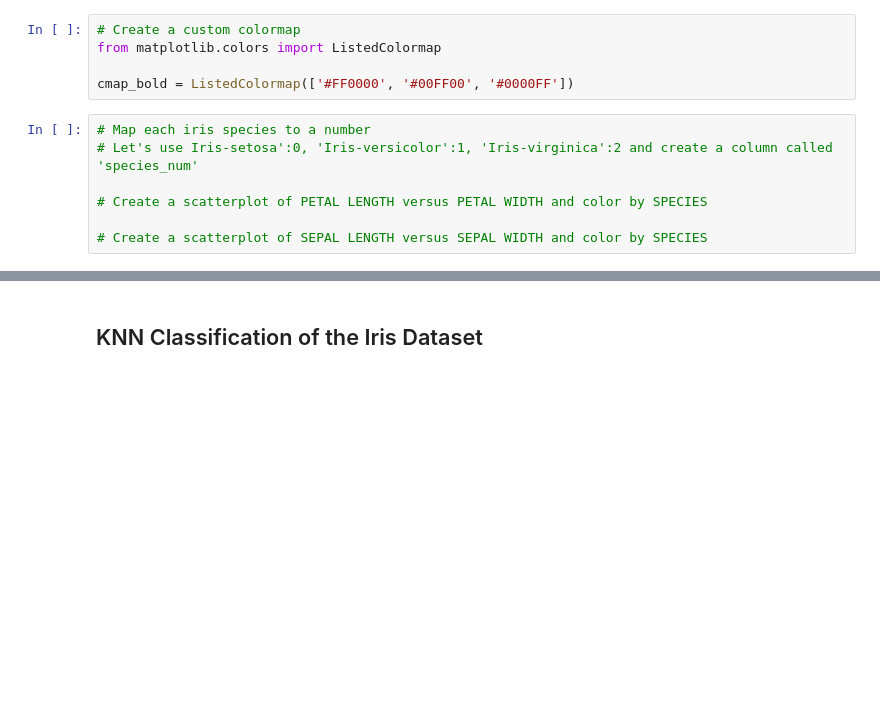
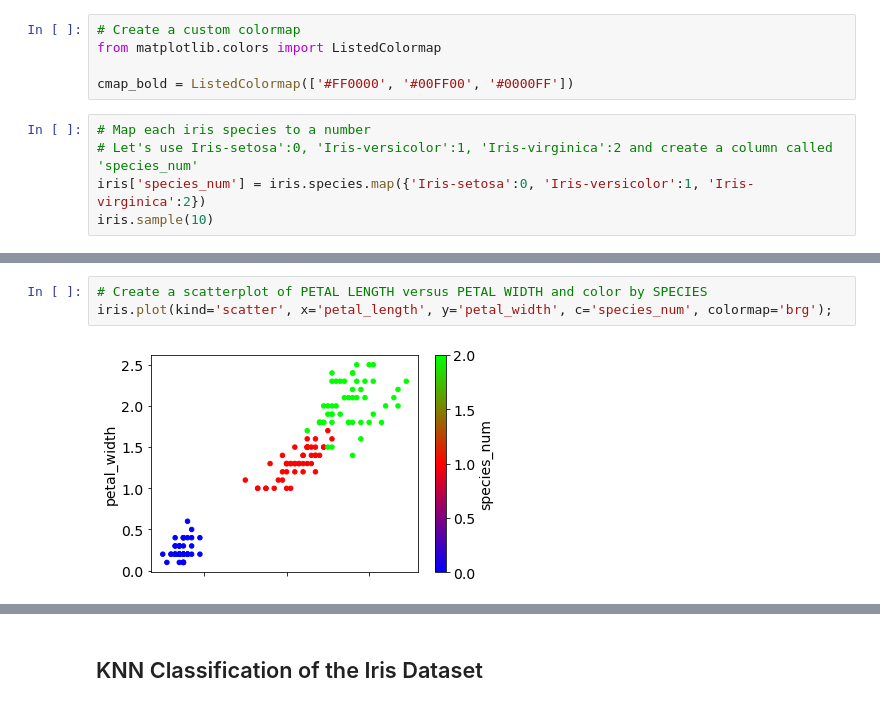
Before and after one commit to arrios10/ds_46_projects, a Jupyter notebook: Andrew-Rios/Unit-3-project-housing-data/Unit-3-project-linreg-and-knn.ipynb, the cells around one changed output, grey strips where cells are left out. Saved outputs shown, nothing was run; the diff lists cells and outputs as text; blank space fills up the shorter version.

```diff
--- a/Andrew-Rios/Unit-3-project-housing-data/Unit-3-project-linreg-and-knn.ipynb
+++ b/Andrew-Rios/Unit-3-project-housing-data/Unit-3-project-linreg-and-knn.ipynb
@@ -589,7 +597,5 @@ cmap_bold = ListedColormap(['#FF0000', '#00FF00', '#0000FF'])
 # %%
 # Map each iris species to a number
 # Let's use Iris-setosa':0, 'Iris-versicolor':1, 'Iris-virginica':2 and create a column called 'species_num'
-
-# Create a scatterplot of PETAL LENGTH versus PETAL WIDTH and color by SPECIES
-
-# Create a scatterplot of SEPAL LENGTH versus SEPAL WIDTH and color by SPECIES
+iris['species_num'] = iris.species.map({'Iris-setosa':0, 'Iris-versicolor':1, 'Iris-virginica':2})
+iris.sample(10)
@@ -595,0 +614,5 @@ cmap_bold = ListedColormap(['#FF0000', '#00FF00', '#0000FF'])
+# %%
+# Create a scatterplot of PETAL LENGTH versus PETAL WIDTH and color by SPECIES
+iris.plot(kind='scatter', x='petal_length', y='petal_width', c='species_num', colormap='brg');
+# %% [output]
+[figure, added]
```
Also changed, not shown: parts of 17 cells of this notebook.
